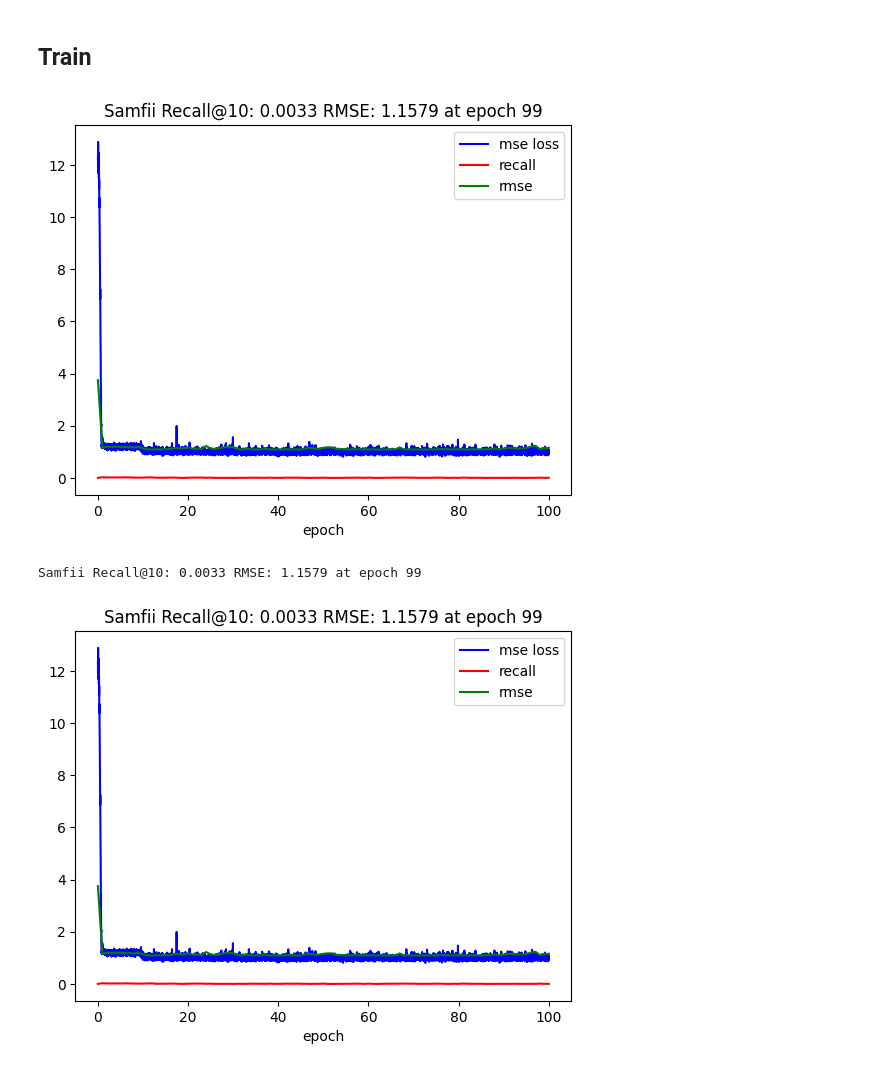
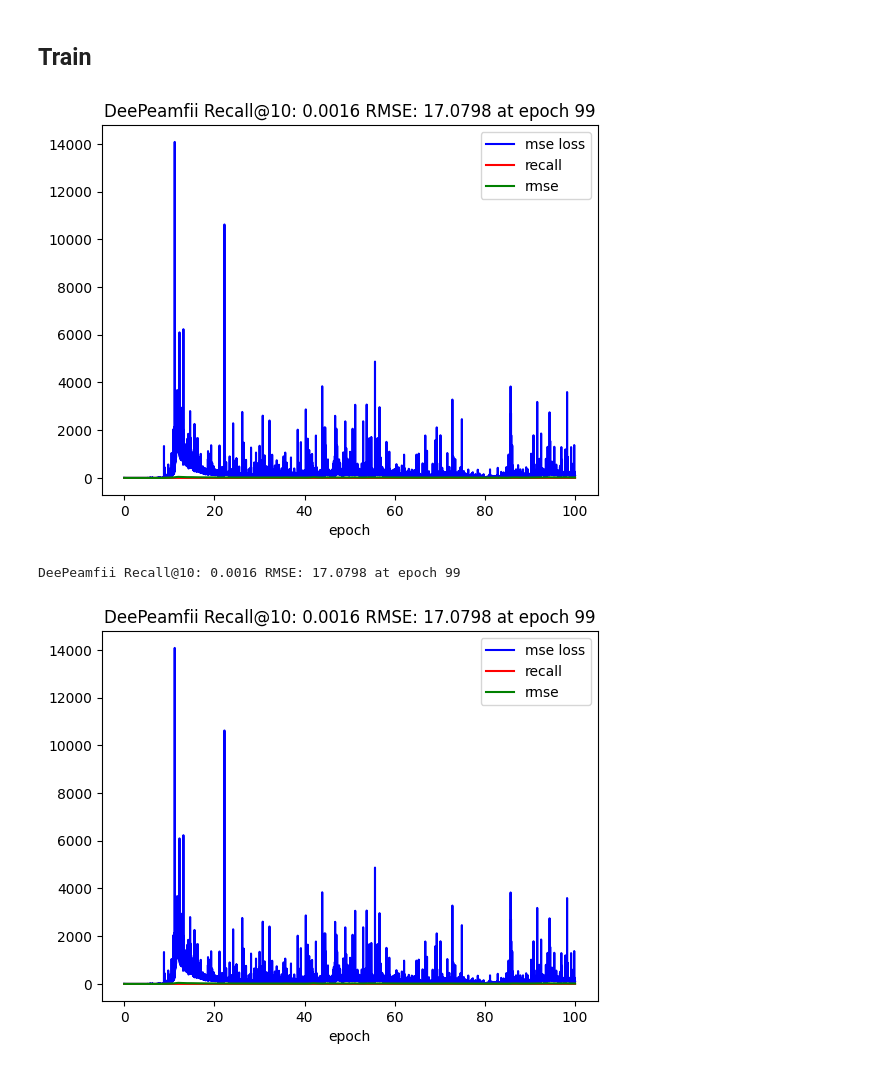
Before and after one commit to donglinkang2021/LKGCN, a Jupyter notebook: new_model_MSE.ipynb, the cells around one changed output. Drawn from its saved outputs; the diff is of its cells as text; code cells hidden in the pictures.

Commit message:
train DeePeamfii and Peamfii

```diff
--- a/new_model_MSE.ipynb
+++ b/new_model_MSE.ipynb
@@ -17,10 +17,10 @@ len(train_loader)
 # %% [markdown]
 ## Model Config
 # %%
-from gcn.attention import Samfii
+from gcn.attention import DeePeamfii
 device = "cuda" if torch.cuda.is_available() else "cpu"
 n_factors = 10
-model = Samfii(num_users, num_items, n_factors)
+model = DeePeamfii(num_users, num_items, n_factors)
 model.to(device)
 learning_rate, weight_decay = 0.01, 1e-5
 optimizer = torch.optim.Adam(model.parameters(), lr = learning_rate, weight_decay=weight_decay)
@@ -82,37 +82,37 @@ for epoch in range(num_epochs):
         recall = evaluate_ranking(
             model,
             test_candidates,
             train_candidates,
             num_users,
             num_items,
             top_k = topk
         )
         recall_list.append(recall)
         rmse = evaluate_rating(
             model,
             users_test,
             items_test,
             ratings_test
         )
         rmse_list.append(rmse)
         epoch_list.append(epoch+1)
 
 
     ani.clear()
     ani.ax.plot(train_epoch_perc, train_loss, color='b', label='mse loss')
     ani.ax.plot(epoch_list, recall_list, color='r', label='recall')
     ani.ax.plot(epoch_list, rmse_list, color='g', label='rmse')
     ani.ax.set_xlabel('epoch')
     ani.ax.legend()
-    ani.ax.set_title(f'Samfii Recall@{topk}: {recall_list[-1]:.4f} RMSE: {rmse_list[-1]:.4f} at epoch {epoch}')
+    ani.ax.set_title(f'DeePeamfii Recall@{topk}: {recall_list[-1]:.4f} RMSE: {rmse_list[-1]:.4f} at epoch {epoch}')
     ani.render()
 
-    print(f'Samfii Recall@{topk}: {recall_list[-1]:.4f} RMSE: {rmse_list[-1]:.4f} at epoch {epoch}')
+    print(f'DeePeamfii Recall@{topk}: {recall_list[-1]:.4f} RMSE: {rmse_list[-1]:.4f} at epoch {epoch}')
 
 ani.close()
 # %% [output]
-[figure, old version]
+[figure, new version]
-Samfii Recall@10: 0.0033 RMSE: 1.1579 at epoch 99
+DeePeamfii Recall@10: 0.0016 RMSE: 17.0798 at epoch 99
 # %%
 import matplotlib.pyplot as plt
 plt.plot(train_epoch_perc, train_loss, color='b', label='mse loss')
@@ -120,11 +120,11 @@ plt.plot(epoch_list, recall_list, color='r', label='recall')
 plt.plot(epoch_list, rmse_list, color='g', label='rmse')
 plt.xlabel("epoch")
 plt.legend()
-plt.title(f'Samfii Recall@{topk}: {recall_list[-1]:.4f} RMSE: {rmse_list[-1]:.4f} at epoch {epoch}')
-plt.savefig(f'./images/Samfii Recall@{topk}: {recall_list[-1]:.4f} RMSE: {rmse_list[-1]:.4f} at epoch {epoch}.png')
+plt.title(f'DeePeamfii Recall@{topk}: {recall_list[-1]:.4f} RMSE: {rmse_list[-1]:.4f} at epoch {epoch}')
+plt.savefig(f'./images/DeePeamfii Recall@{topk}: {recall_list[-1]:.4f} RMSE: {rmse_list[-1]:.4f} at epoch {epoch}.png')
 plt.show()
 # %% [output]
-[figure, old version]
+[figure, new version]
 # %%
 recall_list
 # %% [output]
```
Also changed, not shown: parts of 3 cells of this notebook, 8 other files.
